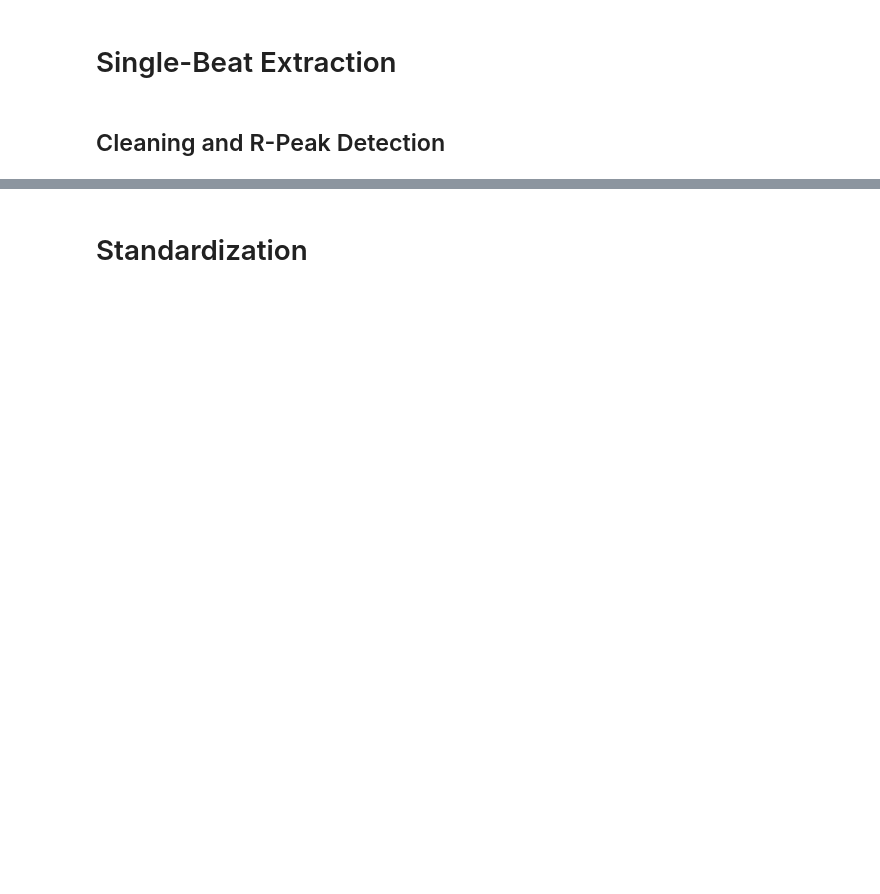
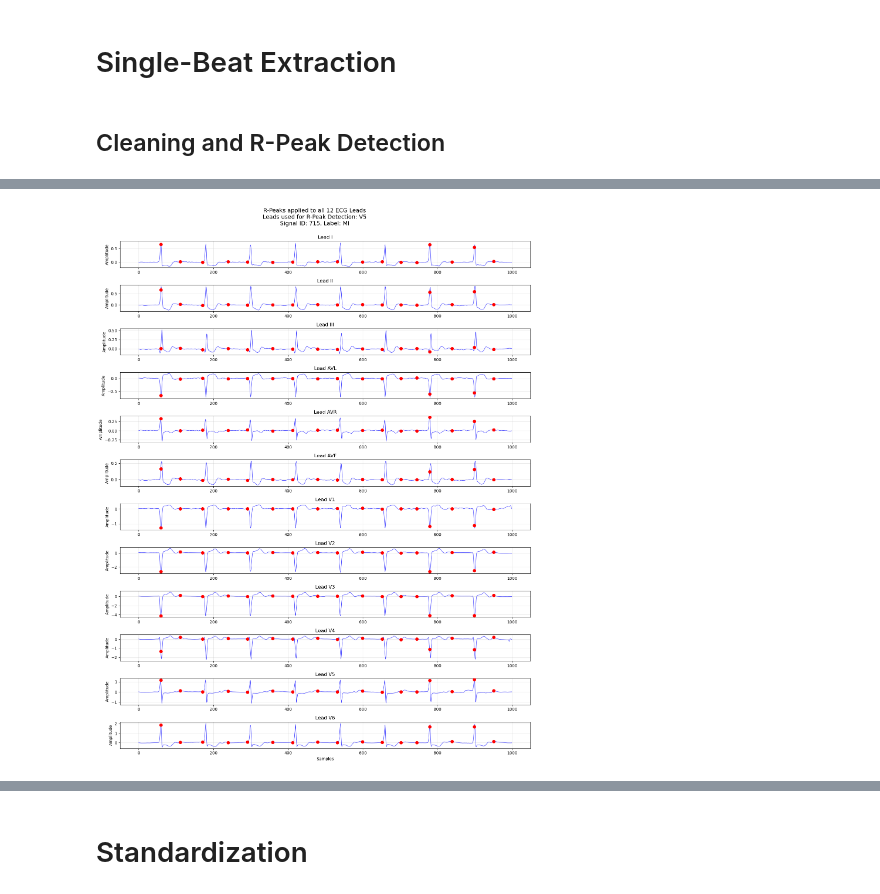
Before and after one commit to AliceKitchkin/ECG_xAI, a Jupyter notebook: notebooks/01_data_pipeline.ipynb, the cells around one changed output, grey strips where cells are left out. Saved outputs shown, nothing was run; the diff lists cells and outputs as text; code cells hidden in the pictures; blank space fills up the shorter version.

```diff
--- a/notebooks/01_data_pipeline.ipynb
+++ b/notebooks/01_data_pipeline.ipynb
@@ -248,0 +457,11 @@ SingleBeatsDetector.plot_one_signal_with_rpeaks(signal_idx, all_cleaned_signals,
+# %%
+# Before Handling
+SingleBeatsDetector.plot_one_signal_with_rpeaks(
+    signal_id=715,
+    cleaned_signals=signals,
+    rpeaks=rpeaks,
+    detection_info=detection_info,
+    lead_names=lead_names
+)
+# %% [output]
+[figure, added]
```
Also changed, not shown: parts of 76 cells of this notebook.
